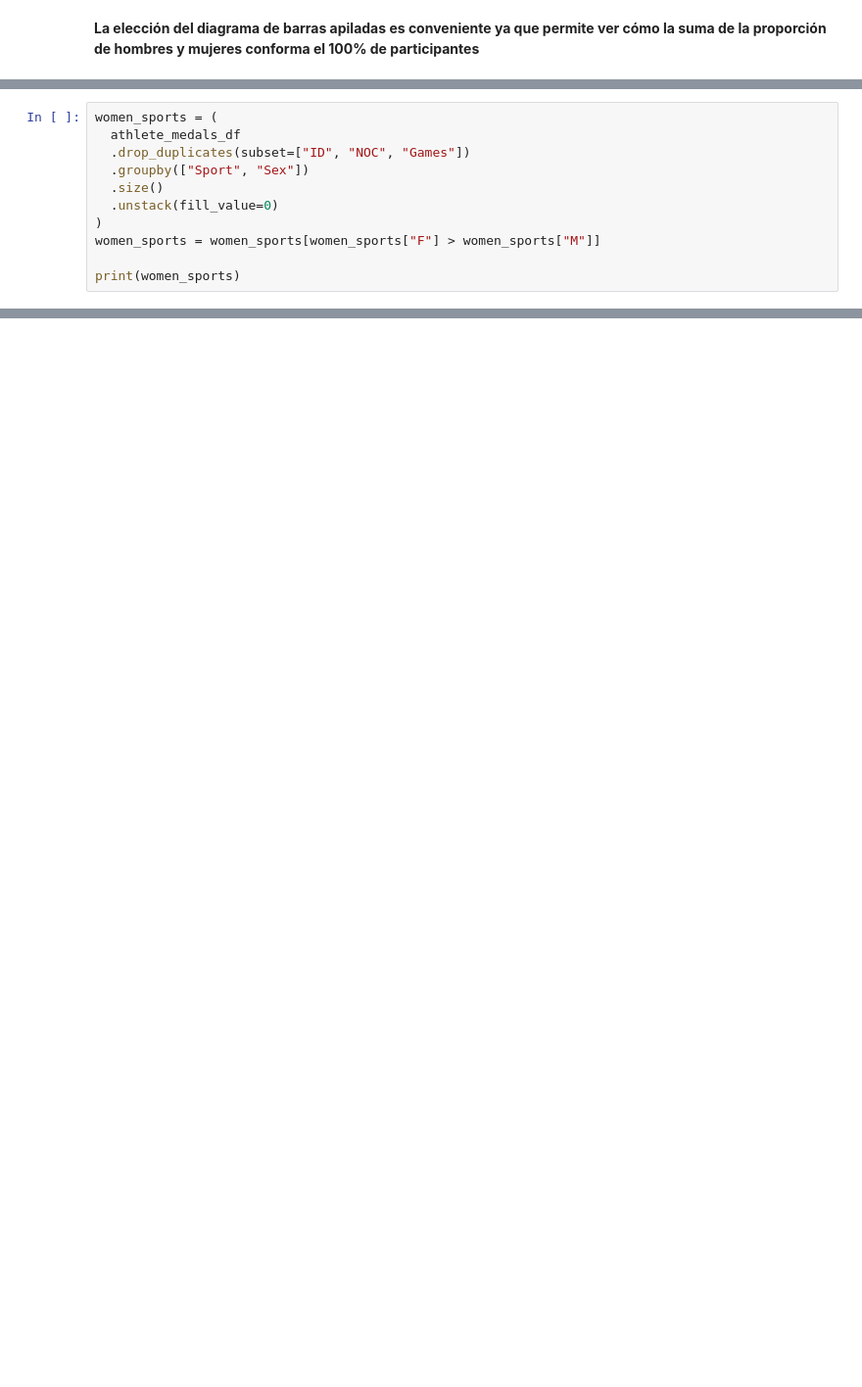
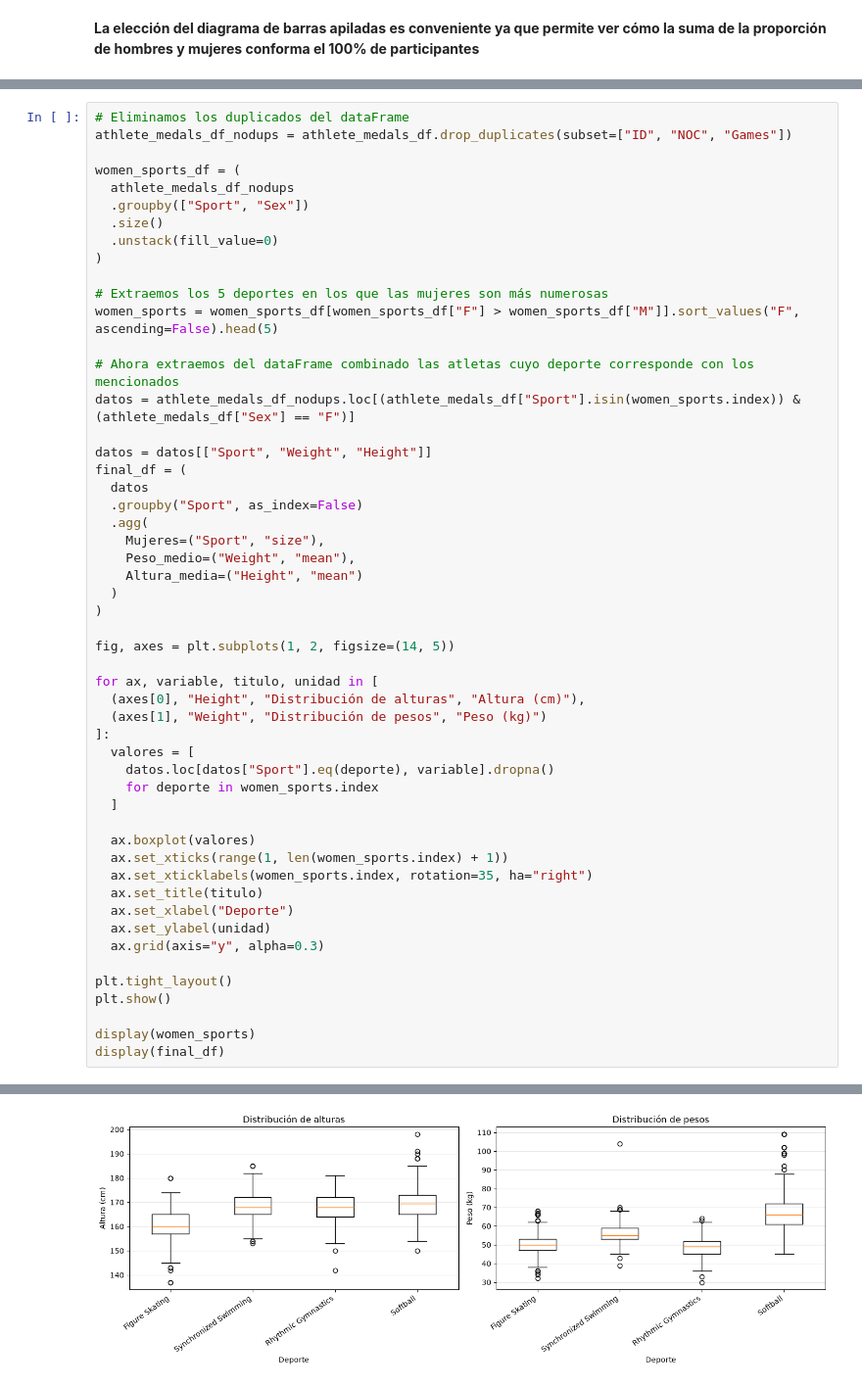
Before and after one commit to Yassin-Pellicer/UPV-GII, a Jupyter notebook: MIADA/PYTHON_PARA_CIENCIA_DE_DATOS/project/yassin-pellicer-project.ipynb, the cells around one changed output, grey strips where cells are left out. Shown at 98% size. Drawn from its saved outputs; the diff is of its cells as text; blank space fills up the shorter version.

```diff
--- a/MIADA/PYTHON_PARA_CIENCIA_DE_DATOS/project/yassin-pellicer-project.ipynb
+++ b/MIADA/PYTHON_PARA_CIENCIA_DE_DATOS/project/yassin-pellicer-project.ipynb
@@ -265,12 +268,53 @@ Winter   8054   20539   28593  71.832267  28.167733
 # %%
-women_sports = (
-  athlete_medals_df
-  .drop_duplicates(subset=["ID", "NOC", "Games"])
+# Eliminamos los duplicados del dataFrame
+athlete_medals_df_nodups = athlete_medals_df.drop_duplicates(subset=["ID", "NOC", "Games"])
+
+women_sports_df = (
+  athlete_medals_df_nodups
   .groupby(["Sport", "Sex"])
   .size()
   .unstack(fill_value=0)
 )
-women_sports = women_sports[women_sports["F"] > women_sports["M"]]
 
-print(women_sports)
+# Extraemos los 5 deportes en los que las mujeres son más numerosas
+women_sports = women_sports_df[women_sports_df["F"] > women_sports_df["M"]].sort_values("F", ascending=False).head(5)
+
+# Ahora extraemos del dataFrame combinado las atletas cuyo deporte corresponde con los mencionados
+datos = athlete_medals_df_nodups.loc[(athlete_medals_df["Sport"].isin(women_sports.index)) & (athlete_medals_df["Sex"] == "F")]
+
+datos = datos[["Sport", "Weight", "Height"]]
+final_df = (
+  datos
+  .groupby("Sport", as_index=False)
+  .agg(
+    Mujeres=("Sport", "size"),
+    Peso_medio=("Weight", "mean"),
+    Altura_media=("Height", "mean")
+  )
+)
+
+fig, axes = plt.subplots(1, 2, figsize=(14, 5))
+
+for ax, variable, titulo, unidad in [
+  (axes[0], "Height", "Distribución de alturas", "Altura (cm)"),
+  (axes[1], "Weight", "Distribución de pesos", "Peso (kg)")
+]:
+  valores = [
+    datos.loc[datos["Sport"].eq(deporte), variable].dropna()
+    for deporte in women_sports.index
+  ]
+
+  ax.boxplot(valores)
+  ax.set_xticks(range(1, len(women_sports.index) + 1))
+  ax.set_xticklabels(women_sports.index, rotation=35, ha="right")
+  ax.set_title(titulo)
+  ax.set_xlabel("Deporte")
+  ax.set_ylabel(unidad)
+  ax.grid(axis="y", alpha=0.3)
+
+plt.tight_layout()
+plt.show()
+
+display(women_sports)
+display(final_df)
 # %% [output]
@@ -282,0 +321 @@ Softball                478     0
+[figure, added]
```
Also changed, not shown: parts of 24 cells of this notebook, 1 other file.
